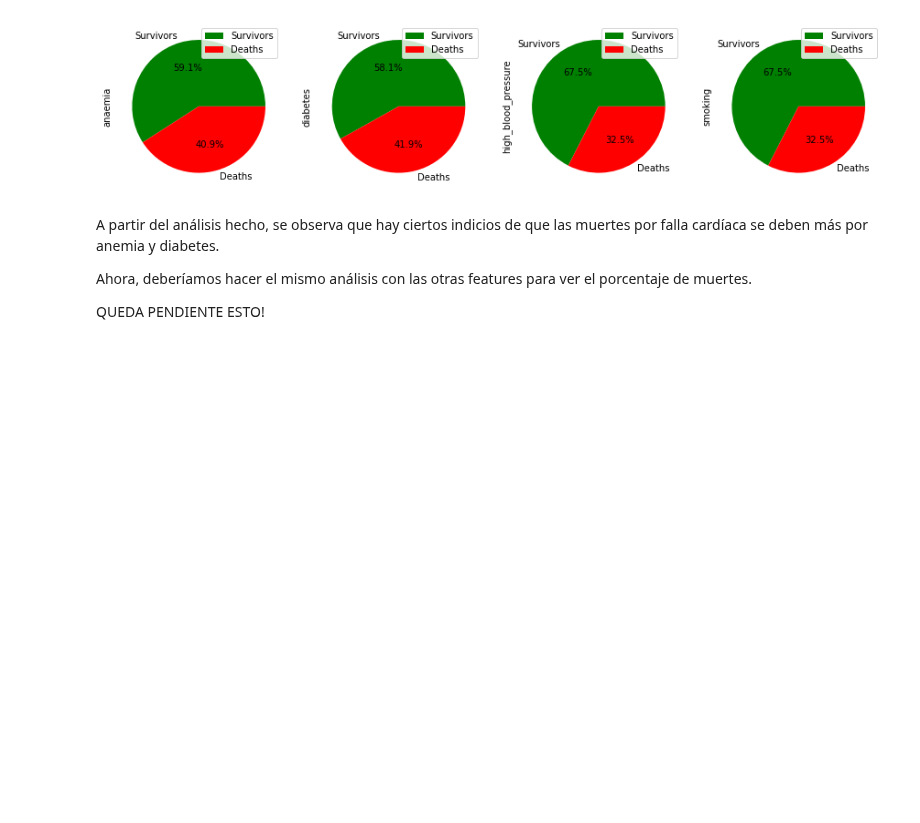
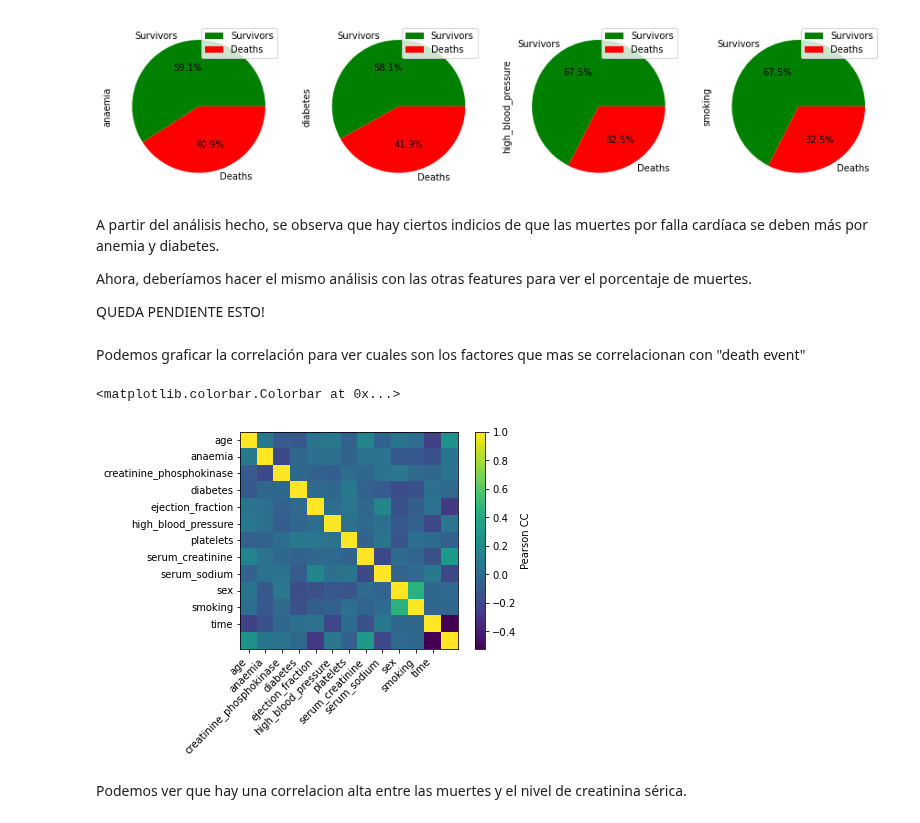
Before and after one commit to JaviCeRodriguez/Heart-Failure-ML, a Jupyter notebook: prueba.ipynb, the cells around one changed output. Drawn from its saved outputs; the diff is of its cells as text; code cells hidden in the pictures; blank space fills up the shorter version.

Commit message:
Add files via upload
Agrego la grafica de correlación

```diff
--- a/prueba.ipynb
+++ b/prueba.ipynb
@@ -71,3 +72,20 @@ A partir del análisis hecho, se observa que hay ciertos indicios de que las mue
 Ahora, deberíamos hacer el mismo análisis con las otras features para ver el porcentaje de muertes.
 
 QUEDA PENDIENTE ESTO!
+# %% [markdown]
+Podemos graficar la correlación para ver cuales son los factores que mas se correlacionan con "death event"
+# %%
+corr_matrix = heart_data.corr()
+
+plt.imshow(corr_matrix)
+
+xt = plt.xticks(np.arange(12), heart_data.columns[:-1], rotation=45, ha='right', va='top')
+yt = plt.yticks(np.arange(12), heart_data.columns[:-1], rotation=0, ha='right', va='center')
+
+# Seteamos barra de colores
+plt.colorbar(label='Pearson CC')
+# %% [output]
+<matplotlib.colorbar.Colorbar at 0x...>
+[figure, added]
+# %% [markdown]
+Podemos ver que hay una correlacion alta entre las muertes y el nivel de creatinina sérica.
```
Also changed, not shown: parts of 1 cell of this notebook.
